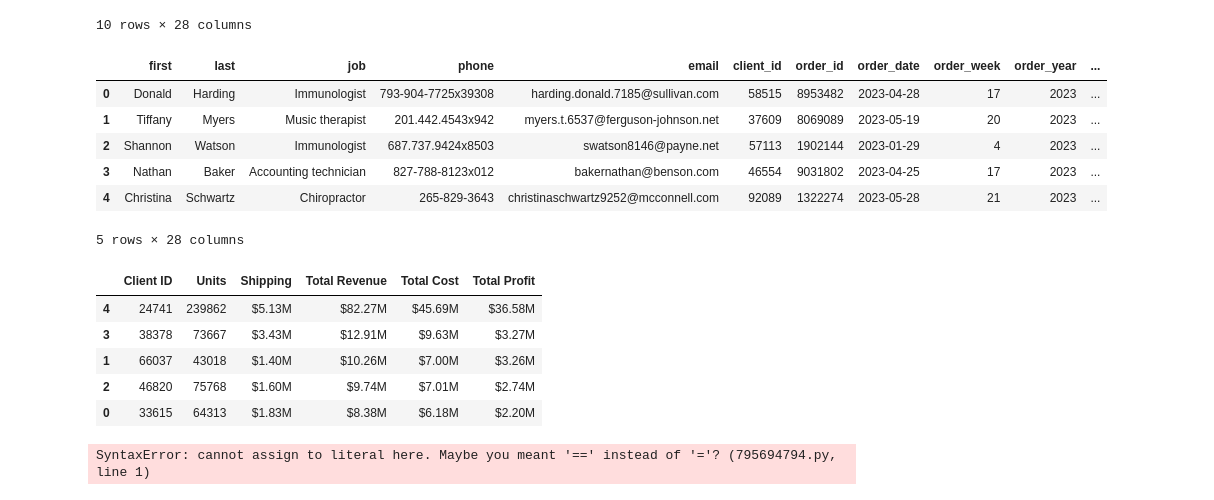
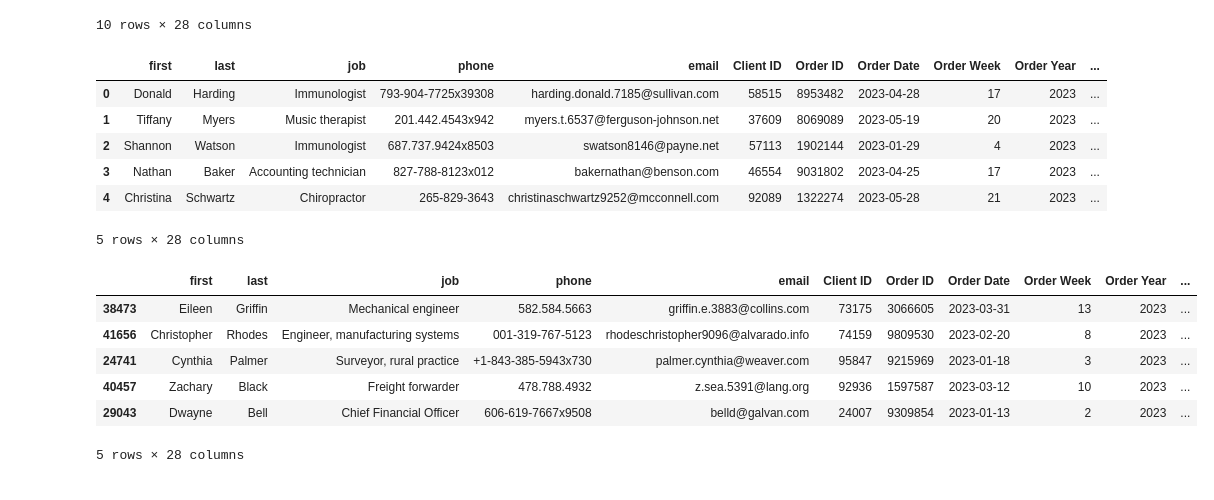
Before and after one commit to jedmurph/pandas-challenge-1, a Jupyter notebook: Starter_Code/module_4_challenge.ipynb, the cells around one changed output. Drawn from its saved outputs; the diff is of its cells as text; code cells hidden in the pictures.

```diff
--- a/Starter_Code/module_4_challenge.ipynb
+++ b/Starter_Code/module_4_challenge.ipynb
@@ -409,7 +409,7 @@ df.head(10)
 # to names suitable for presentation.
 # Currency should be in millions of dollars.
 
-columns_list_renamed = columns_list.rename(columns={
+columns_list_renamed = df.rename(columns={
     "client_id": "Client ID",
     "order_id": "Order ID",
     "order_date": "Order Date",
@@ -425,9 +425,9 @@ columns_list_renamed = columns_list.rename(columns={
 columns_list_renamed["Total Revenue"] = columns_list_renamed["Total Revenue"] / 1000000
 columns_list_renamed["Total Profit"] = columns_list_renamed["Total Profit"] / 1000000
 columns_list_renamed["Total Shipping Price"] = columns_list_renamed["Total Shipping Price"] / 1000000
-df.head(5)
+columns_list_renamed.head(5)
 # %% [output]
-|  | first | last | job | phone | email | client_id | order_id | order_date | order_week | order_year | ... |
+|  | first | last | job | phone | email | Client ID | Order ID | Order Date | Order Week | Order Year | ... |
 | 0 | Donald | Harding | Immunologist | 793-904-7725x39308 | harding.donald.7185@sullivan.com | 58515 | 8953482 | 2023-04-28 | 17 | 2023 | ... |
 | 1 | Tiffany | Myers | Music therapist | 201.442.4543x942 | myers.t.6537@ferguson-johnson.net | 37609 | 8069089 | 2023-05-19 | 20 | 2023 | ... |
 | 2 | Shannon | Watson | Immunologist | 687.737.9424x8503 | swatson8146@payne.net | 57113 | 1902144 | 2023-01-29 | 4 | 2023 | ... |
@@ -436,14 +436,13 @@ df.head(5)
 5 rows × 28 columns
 # %%
 # Sort the updated data by "Total Profit" form highest to lowest
+sorted_data = columns_list_renamed.sort_values(by="Total Profit", ascending=False)
+sorted_data.head(5)
 # %% [output]
-|  | Client ID | Units | Shipping | Total Revenue | Total Cost | Total Profit |
-| 4 | 24741 | 239862 | $5.13M | $82.27M | $45.69M | $36.58M |
-| 3 | 38378 | 73667 | $3.43M | $12.91M | $9.63M | $3.27M |
-| 1 | 66037 | 43018 | $1.40M | $10.26M | $7.00M | $3.26M |
-| 2 | 46820 | 75768 | $1.60M | $9.74M | $7.01M | $2.74M |
-| 0 | 33615 | 64313 | $1.83M | $8.38M | $6.18M | $2.20M |
+|  | first | last | job | phone | email | Client ID | Order ID | Order Date | Order Week | Order Year | ... |
+| 38473 | Eileen | Griffin | Mechanical engineer | 582.584.5663 | griffin.e.3883@collins.com | 73175 | 3066605 | 2023-03-31 | 13 | 2023 | ... |
+| 41656 | Christopher | Rhodes | Engineer, manufacturing systems | 001-319-767-5123 | rhodeschristopher9096@alvarado.info | 74159 | 9809530 | 2023-02-20 | 8 | 2023 | ... |
+| 24741 | Cynthia | Palmer | Surveyor, rural practice | +1-843-385-5943x730 | palmer.cynthia@weaver.com | 95847 | 9215969 | 2023-01-18 | 3 | 2023 | ... |
+| 40457 | Zachary | Black | Freight forwarder | 478.788.4932 | z.sea.5391@lang.org | 92936 | 1597587 | 2023-03-12 | 10 | 2023 | ... |
+| 29043 | Dwayne | Bell | Chief Financial Officer | 606-619-7667x9508 | belld@galvan.com | 24007 | 9309854 | 2023-01-13 | 2 | 2023 | ... |
+5 rows × 28 columns
-# %%
-"Total Profit" = False
-# %% [output]
-SyntaxError: cannot assign to literal here. Maybe you meant '==' instead of '='? (795694794.py, line 1)
```
Also changed, not shown: parts of 1 cell of this notebook, 3 other files.
